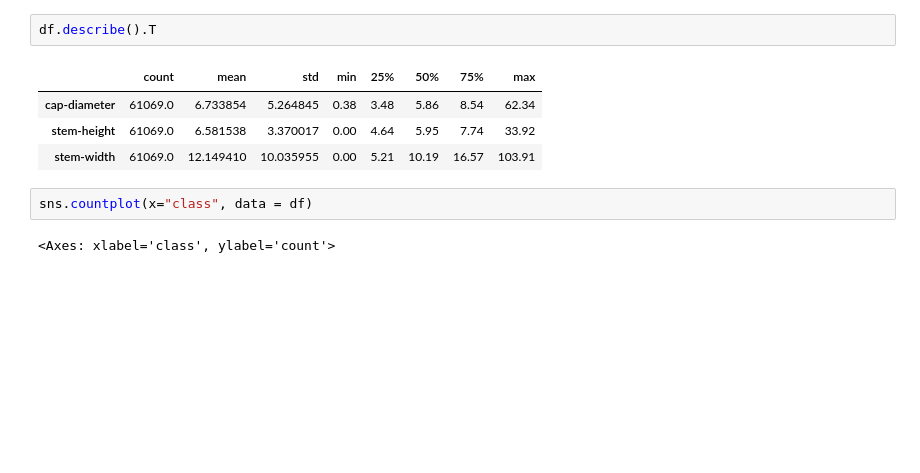
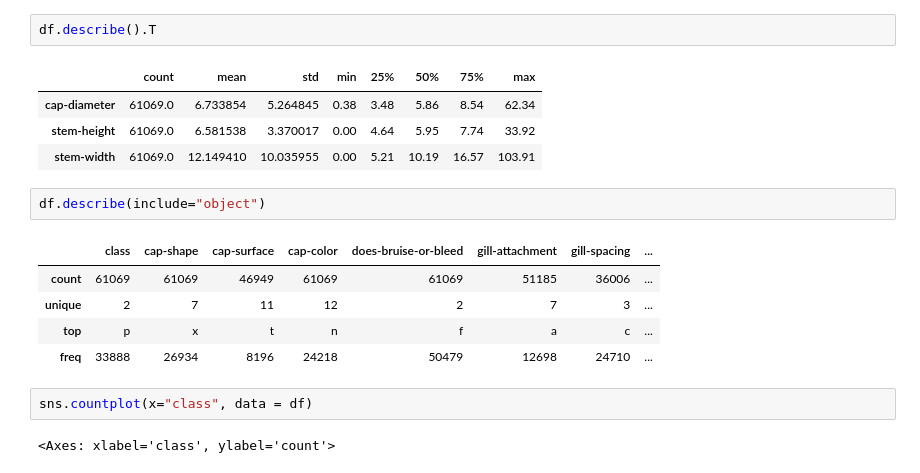
Before and after one commit to dalesofi/KnowYourMushrooms, a Jupyter notebook: 1-dataset-explore.ipynb, the cells around one changed output. Drawn from its saved outputs; the diff is of its cells as text; blank space fills up the shorter version.

```diff
--- a/1-dataset-explore.ipynb
+++ b/1-dataset-explore.ipynb
@@ -225,6 +230,14 @@ df.describe().T
 | cap-diameter | 61069.0 | 6.733854 | 5.264845 | 0.38 | 3.48 | 5.86 | 8.54 | 62.34 |
 | stem-height | 61069.0 | 6.581538 | 3.370017 | 0.00 | 4.64 | 5.95 | 7.74 | 33.92 |
 | stem-width | 61069.0 | 12.149410 | 10.035955 | 0.00 | 5.21 | 10.19 | 16.57 | 103.91 |
+# %%
+df.describe(include="object")
+# %% [output]
+|  | class | cap-shape | cap-surface | cap-color | does-bruise-or-bleed | gill-attachment | gill-spacing | ... |
+| count | 61069 | 61069 | 46949 | 61069 | 61069 | 51185 | 36006 | ... |
+| unique | 2 | 7 | 11 | 12 | 2 | 7 | 3 | ... |
+| top | p | x | t | n | f | a | c | ... |
+| freq | 33888 | 26934 | 8196 | 24218 | 50479 | 12698 | 24710 | ... |
 # %%
 sns.countplot(x="class", data = df)
 # %% [output]
```
Also changed, not shown: parts of 11 cells of this notebook.
